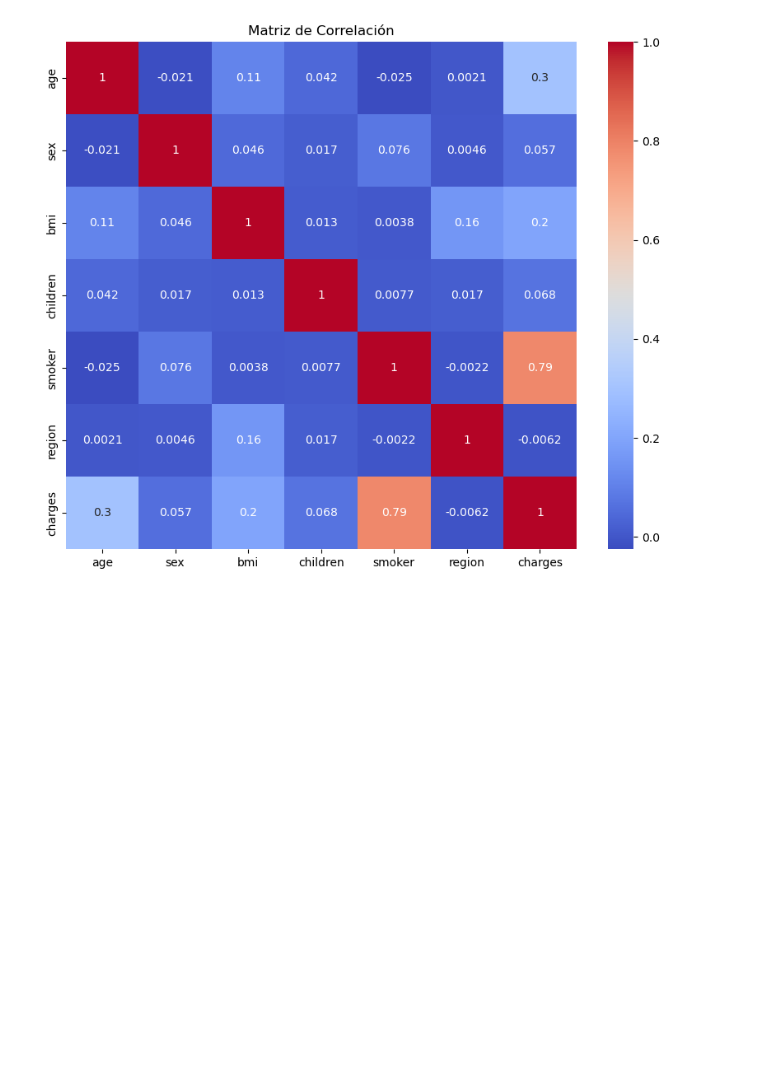
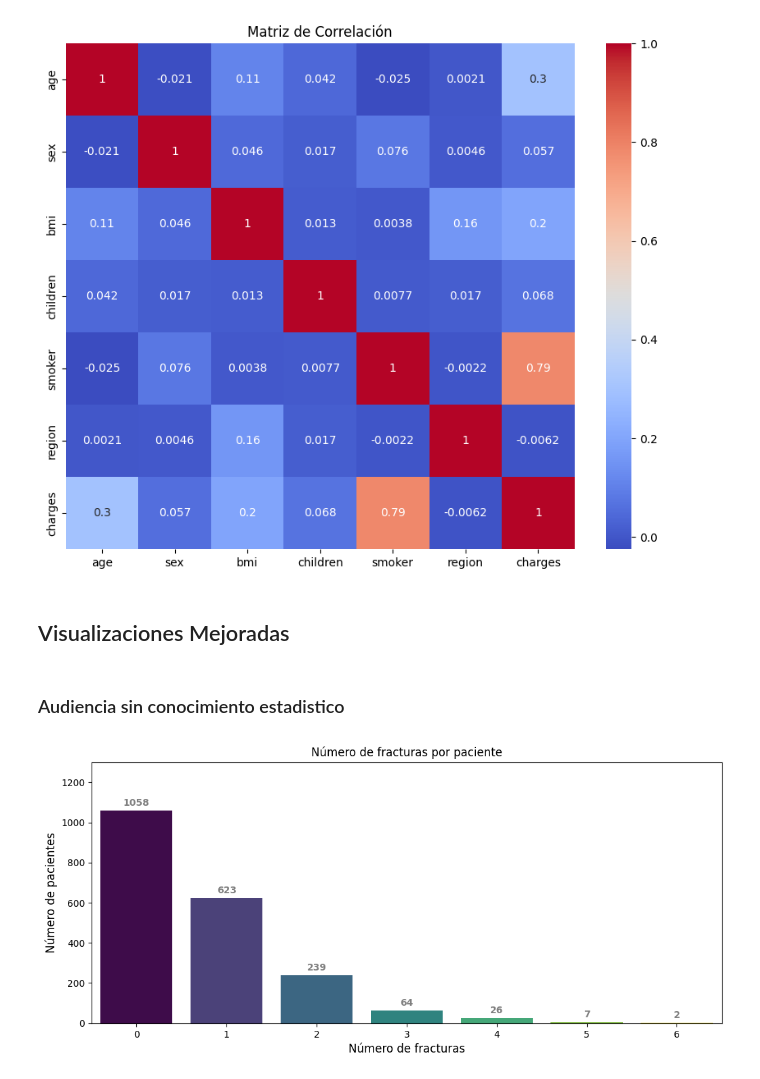
Before and after one commit to LeivaDiego/Tarea3-DataScience, a Jupyter notebook: visualizaciones.ipynb, the cells around one changed output. Drawn from its saved outputs; the diff is of its cells as text; code cells hidden in the pictures; blank space fills up the shorter version.

Commit message:
Graficos mejorados para audiencia sin conocimiento estadistico

```diff
--- a/visualizaciones.ipynb
+++ b/visualizaciones.ipynb
@@ -68,3 +66,24 @@ plt.title('Matriz de Correlación')
 plt.show()
 # %% [output]
 [figure]
+# %% [markdown]
+## Visualizaciones Mejoradas
+# %% [markdown]
+### Audiencia sin conocimiento estadistico
+# %%
+plt.figure(figsize=(12,5))
+ax = sns.countplot(x = fracturas_df[['C1','C2','C3','C4','C5','C6','C7']].sum(axis=1),
+                   hue=fracturas_df[['C1','C2','C3','C4','C5','C6','C7']].sum(axis=1),
+                   palette='viridis',
+                   legend=False)
+
+for container in ax.containers:
+    ax.bar_label(container, label_type='edge', fontsize=10, fontweight='bold', padding=3, color='gray')
+
+plt.title('Número de fracturas por paciente')
+plt.xlabel('Número de fracturas', fontsize=12)
+plt.ylabel('Número de pacientes', fontsize=12)
+plt.ylim([0,1300])
+plt.show()
+# %% [output]
+[figure, added]
```
Also changed, not shown: parts of 9 cells of this notebook.
